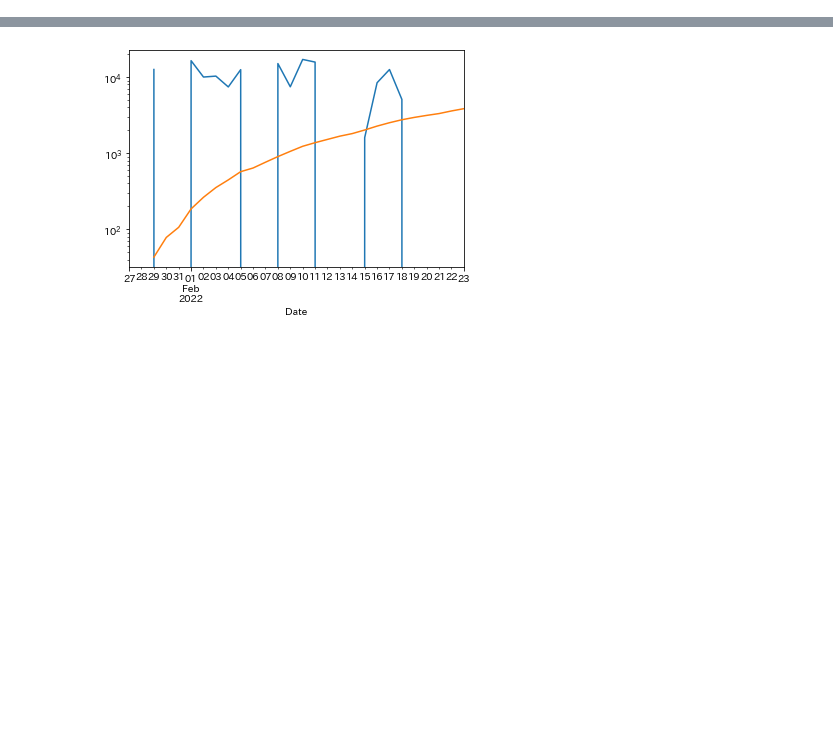
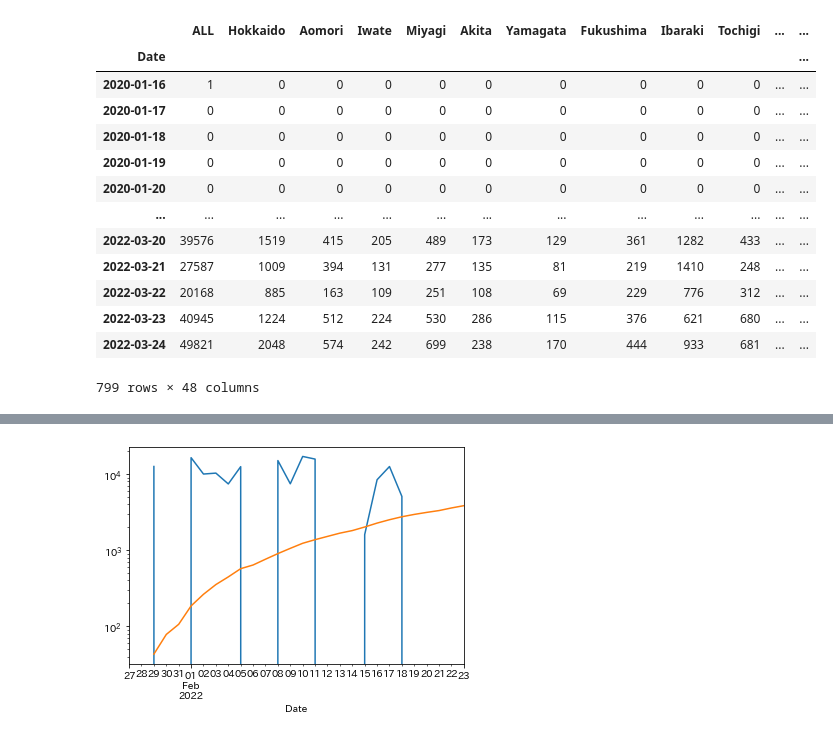
Before and after one commit to nagae/CoVid-19, a Jupyter notebook: check-plot-japan_cases_fatality_rate_since_by_age.ipynb, the cells around one changed output, grey strips where cells are left out. Saved outputs shown, nothing was run; the diff lists cells and outputs as text; code cells hidden in the pictures; blank space fills up the shorter version.

```diff
--- a/check-plot-japan_cases_fatality_rate_since_by_age.ipynb
+++ b/check-plot-japan_cases_fatality_rate_since_by_age.ipynb
@@ -18,3 +18,20 @@ nc_day = nc_day.set_index("Date")
 nd_day = pd.read_csv("https://covid19.mhlw.go.jp/public/opendata/deaths_cumulative_daily.csv")
 nd_day["Date"] = pd.to_datetime(nd_day["Date"])
 nd_day = nd_day.set_index("Date").diff().dropna()
+# %%
+nc_day
+# %% [output]
+|  | ALL | Hokkaido | Aomori | Iwate | Miyagi | Akita | Yamagata | Fukushima | Ibaraki | Tochigi | ... | ... |
+| Date |  |  |  |  |  |  |  |  |  |  |  | ... |
+| 2020-01-16 | 1 | 0 | 0 | 0 | 0 | 0 | 0 | 0 | 0 | 0 | ... | ... |
+| 2020-01-17 | 0 | 0 | 0 | 0 | 0 | 0 | 0 | 0 | 0 | 0 | ... | ... |
+| 2020-01-18 | 0 | 0 | 0 | 0 | 0 | 0 | 0 | 0 | 0 | 0 | ... | ... |
+| 2020-01-19 | 0 | 0 | 0 | 0 | 0 | 0 | 0 | 0 | 0 | 0 | ... | ... |
+| 2020-01-20 | 0 | 0 | 0 | 0 | 0 | 0 | 0 | 0 | 0 | 0 | ... | ... |
+| ... | ... | ... | ... | ... | ... | ... | ... | ... | ... | ... | ... | ... |
+| 2022-03-20 | 39576 | 1519 | 415 | 205 | 489 | 173 | 129 | 361 | 1282 | 433 | ... | ... |
+| 2022-03-21 | 27587 | 1009 | 394 | 131 | 277 | 135 | 81 | 219 | 1410 | 248 | ... | ... |
+| 2022-03-22 | 20168 | 885 | 163 | 109 | 251 | 108 | 69 | 229 | 776 | 312 | ... | ... |
+| 2022-03-23 | 40945 | 1224 | 512 | 224 | 530 | 286 | 115 | 376 | 621 | 680 | ... | ... |
+| 2022-03-24 | 49821 | 2048 | 574 | 242 | 699 | 238 | 170 | 444 | 933 | 681 | ... | ... |
+799 rows × 48 columns
```
Also changed, not shown: parts of 3 cells of this notebook.
